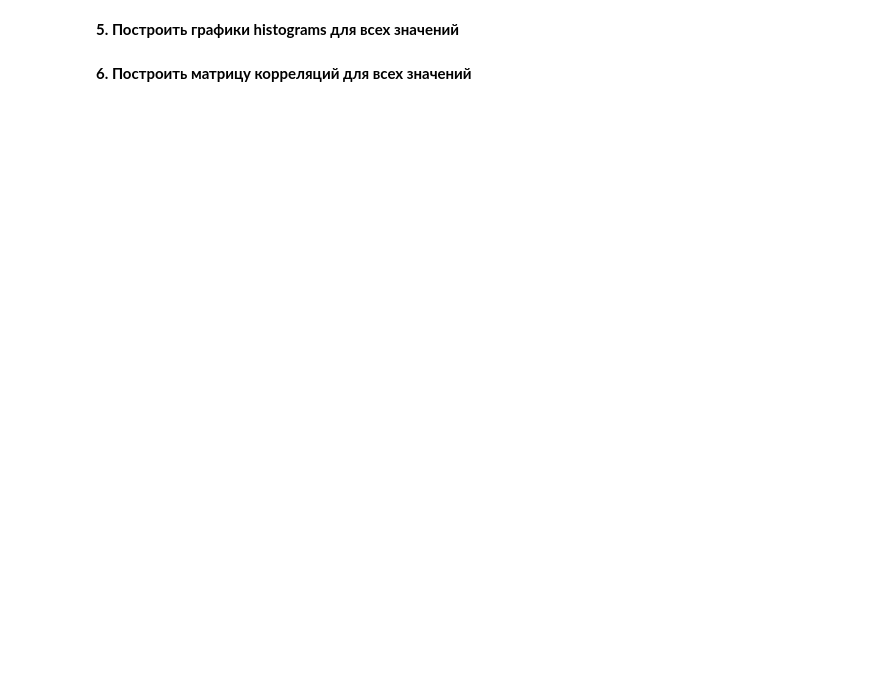
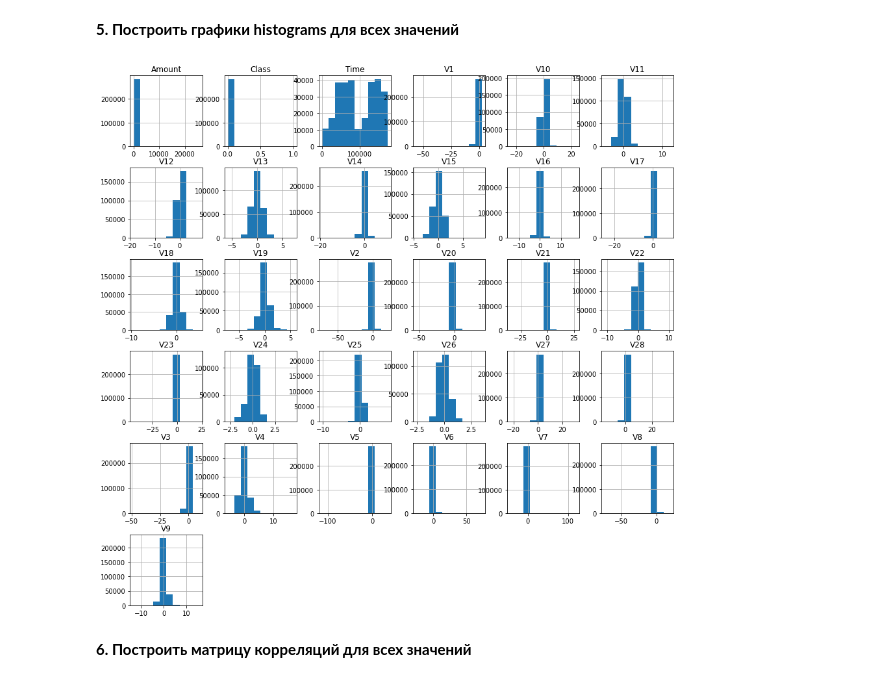
Before and after one commit to HeliosBI/PYDAHW22, a Jupyter notebook: homework-6.ipynb, the cells around one changed output. Drawn from its saved outputs; the diff is of its cells as text; code cells hidden in the pictures; blank space fills up the shorter version.

```diff
--- a/homework-6.ipynb
+++ b/homework-6.ipynb
@@ -28,4 +111,9 @@ dataset.head()
 # %% [markdown]
 **5. Построить графики histograms для всех значений**
+# %%
+dataset.hist(figsize=(15,15))
+plt.show()
+# %% [output]
+[figure, added]
 # %% [markdown]
 **6. Построить матрицу корреляций для всех значений**
```
Also changed, not shown: parts of 11 cells of this notebook.
